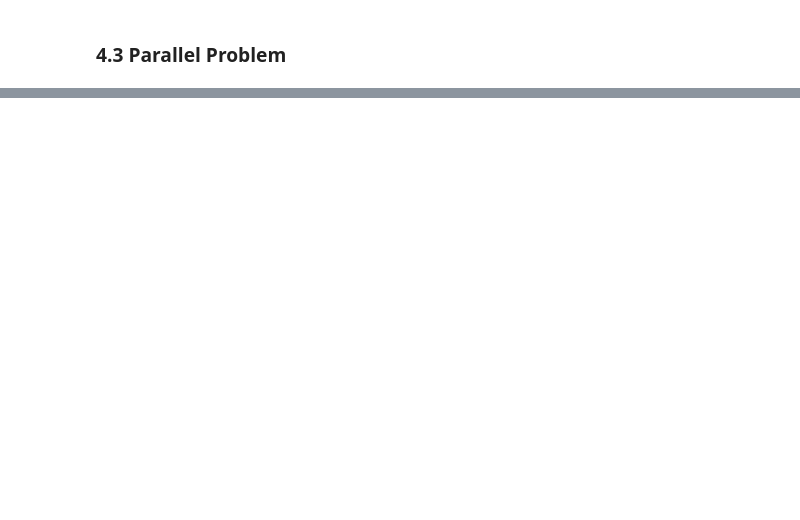
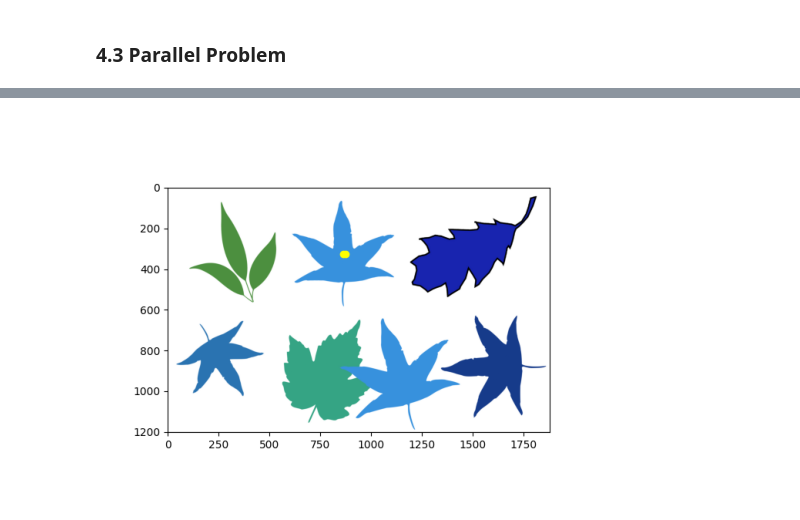
Before and after one commit to lavData/ltss_seminar, a Jupyter notebook: report.ipynb, the cells around one changed output, grey strips where cells are left out. Cells and saved outputs as stored; diff of their text form; code cells hidden in the pictures; blank space fills up the shorter version.

```diff
--- a/report.ipynb
+++ b/report.ipynb
@@ -811,0 +2079,7 @@ Trước khi đi tiếp, nhóm sẽ trình bày vấn đề khi chuyển từ c
+# %%
+img = mpimg.imread('./output_parallel_v1.png')
+plt.imshow(img)
+plt.axis('off')
+plt.show()
+# %% [output]
+[figure, added]
```
Also changed, not shown: parts of 38 cells of this notebook.
